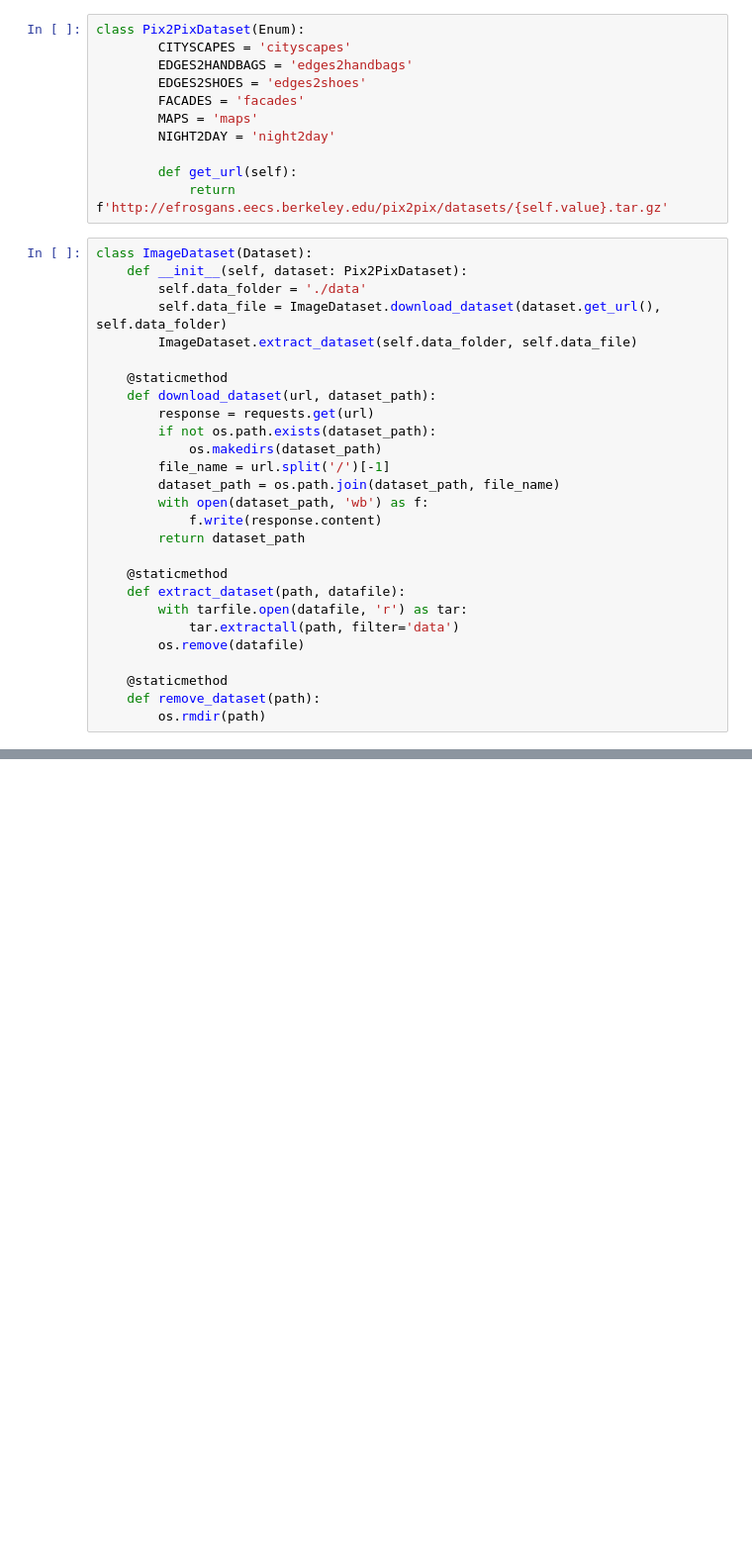
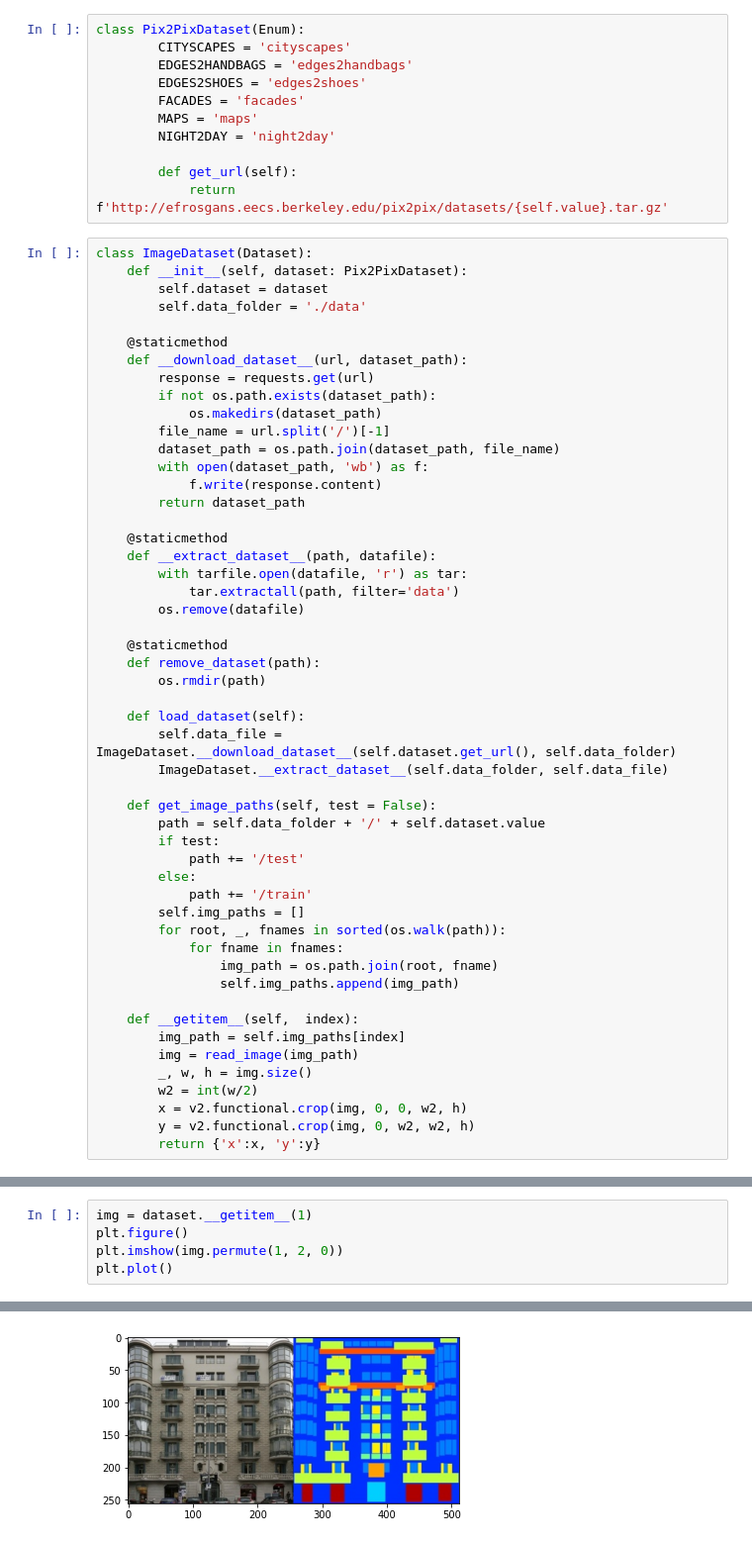
Before and after one commit to marijal74/ml_pix2pix, a Jupyter notebook: process_data.ipynb, the cells around one changed output, grey strips where cells are left out. Shown at 99% size. Saved outputs shown, nothing was run; the diff lists cells and outputs as text; blank space fills up the shorter version.

Commit message:
Load samples

```diff
--- a/process_data.ipynb
+++ b/process_data.ipynb
@@ -23,12 +24,11 @@ class Pix2PixDataset(Enum):
 # %%
 class ImageDataset(Dataset):
     def __init__(self, dataset: Pix2PixDataset):
+        self.dataset = dataset
         self.data_folder = './data'
-        self.data_file = ImageDataset.download_dataset(dataset.get_url(), self.data_folder)
-        ImageDataset.extract_dataset(self.data_folder, self.data_file)
 
     @staticmethod
-    def download_dataset(url, dataset_path):
+    def __download_dataset__(url, dataset_path):
         response = requests.get(url)
         if not os.path.exists(dataset_path):
             os.makedirs(dataset_path)
@@ -39,7 +39,7 @@ class ImageDataset(Dataset):
         return dataset_path
 
     @staticmethod
-    def extract_dataset(path, datafile):
+    def __extract_dataset__(path, datafile):
         with tarfile.open(datafile, 'r') as tar:
             tar.extractall(path, filter='data')
         os.remove(datafile)
@@ -47,5 +47,30 @@ class ImageDataset(Dataset):
     @staticmethod
     def remove_dataset(path):
         os.rmdir(path)
+
+    def load_dataset(self):
+        self.data_file = ImageDataset.__download_dataset__(self.dataset.get_url(), self.data_folder)
+        ImageDataset.__extract_dataset__(self.data_folder, self.data_file)
+
+    def get_image_paths(self, test = False):
+        path = self.data_folder + '/' + self.dataset.value
+        if test:
+            path += '/test'
+        else:
+            path += '/train'
+        self.img_paths = []
+        for root, _, fnames in sorted(os.walk(path)):
+            for fname in fnames:
+                img_path = os.path.join(root, fname)
+                self.img_paths.append(img_path)
+
+    def __getitem__(self,  index):
+        img_path = self.img_paths[index]
+        img = read_image(img_path)
+        _, w, h = img.size()
+        w2 = int(w/2)
+        x = v2.functional.crop(img, 0, 0, w2, h)
+        y = v2.functional.crop(img, 0, w2, w2, h)
+        return {'x':x, 'y':y}
 # %%
 dataset = ImageDataset(dataset=Pix2PixDataset.FACADES)
@@ -54,0 +81,6 @@ dataset = ImageDataset(dataset=Pix2PixDataset.FACADES)
+# %%
+img = dataset.__getitem__(1)
+plt.figure()
+plt.imshow(img.permute(1, 2, 0))
+plt.plot()
+# %% [output]
@@ -54,0 +88 @@ dataset = ImageDataset(dataset=Pix2PixDataset.FACADES)
+[figure, added]
```
Also changed, not shown: parts of 5 cells of this notebook.
